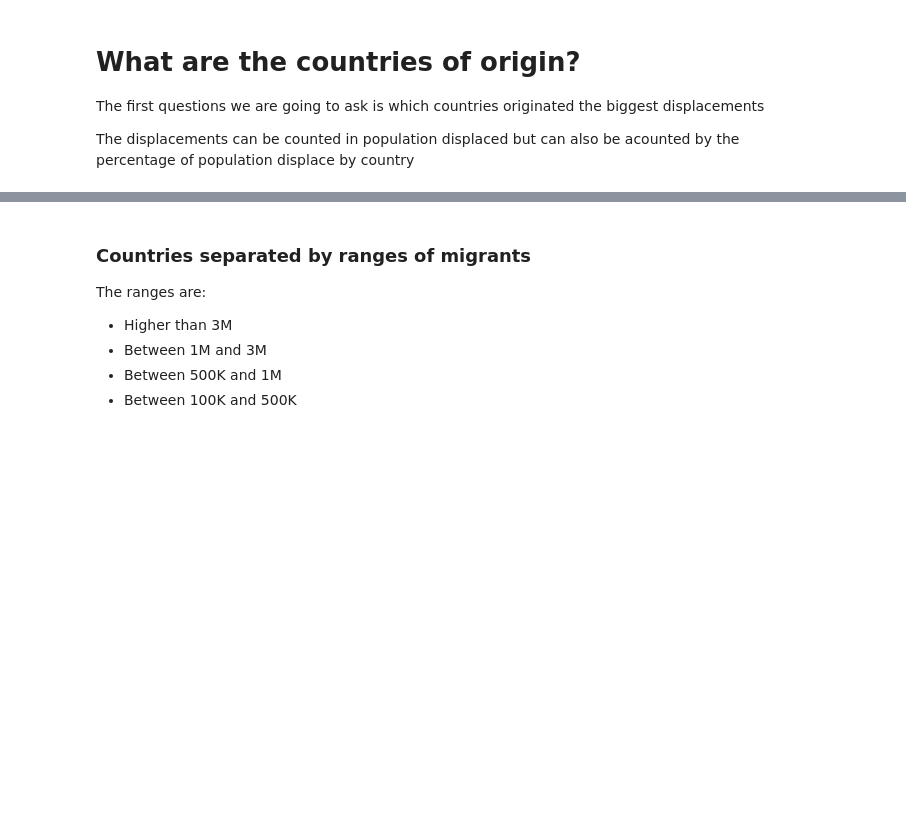
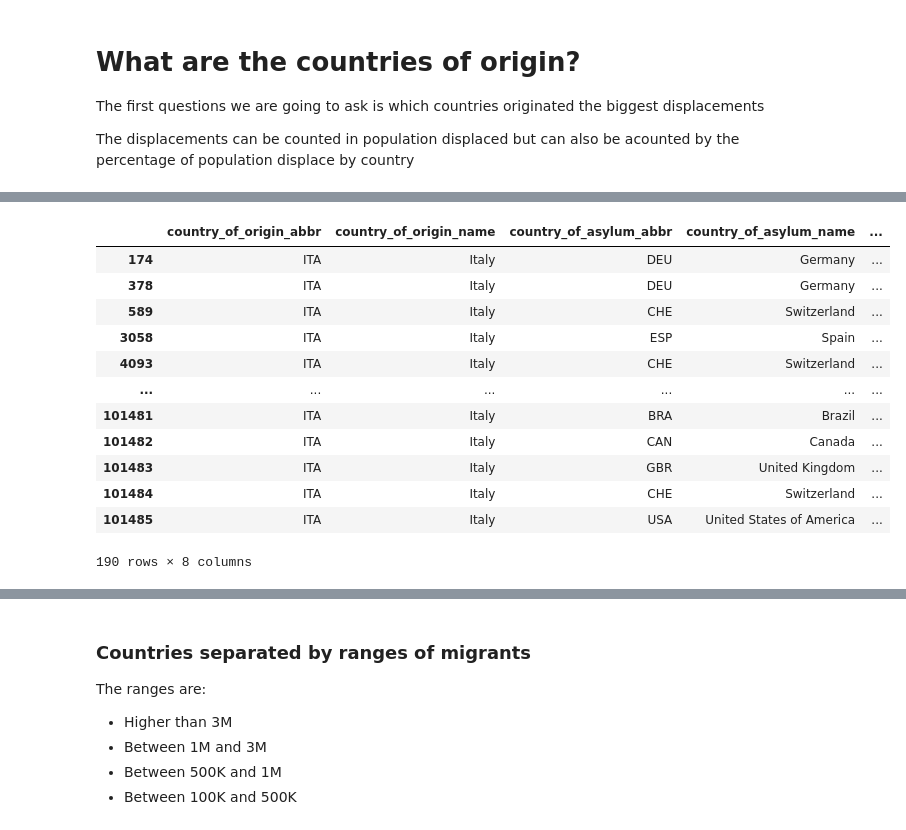
Before and after one commit to EuVV22/AsylumAnalysis, a Jupyter notebook: Asylum Analysis - 03 Country of origin and destination.ipynb, the cells around one changed output, grey strips where cells are left out. Saved outputs shown, nothing was run; the diff lists cells and outputs as text; code cells hidden in the pictures; blank space fills up the shorter version.

```diff
--- a/Asylum Analysis - 03 Country of origin and destination.ipynb
+++ b/Asylum Analysis - 03 Country of origin and destination.ipynb
@@ -28,4 +28,20 @@ asylum
 # %%
 as_by_country = asylum.groupby('country_of_origin_name').agg({'count' : 'sum'})
-as_by_country = as_by_country.sort_values('count', ascending=False).reset_index()
+as_by_country = as_by_country.sort_values('count', ascending=True).reset_index()
+as_by_country[as_by_country['country_of_origin_name'] == 'Italy']
+asylum[asylum['country_of_origin_name'] == 'Italy']
+# %% [output]
+|  | country_of_origin_abbr | country_of_origin_name | country_of_asylum_abbr | country_of_asylum_name | ... |
+| 174 | ITA | Italy | DEU | Germany | ... |
+| 378 | ITA | Italy | DEU | Germany | ... |
+| 589 | ITA | Italy | CHE | Switzerland | ... |
+| 3058 | ITA | Italy | ESP | Spain | ... |
+| 4093 | ITA | Italy | CHE | Switzerland | ... |
+| ... | ... | ... | ... | ... | ... |
+| 101481 | ITA | Italy | BRA | Brazil | ... |
+| 101482 | ITA | Italy | CAN | Canada | ... |
+| 101483 | ITA | Italy | GBR | United Kingdom | ... |
+| 101484 | ITA | Italy | CHE | Switzerland | ... |
+| 101485 | ITA | Italy | USA | United States of America | ... |
+190 rows × 8 columns
 # %%
```
Also changed, not shown: parts of 6 cells of this notebook, 6 other files.
